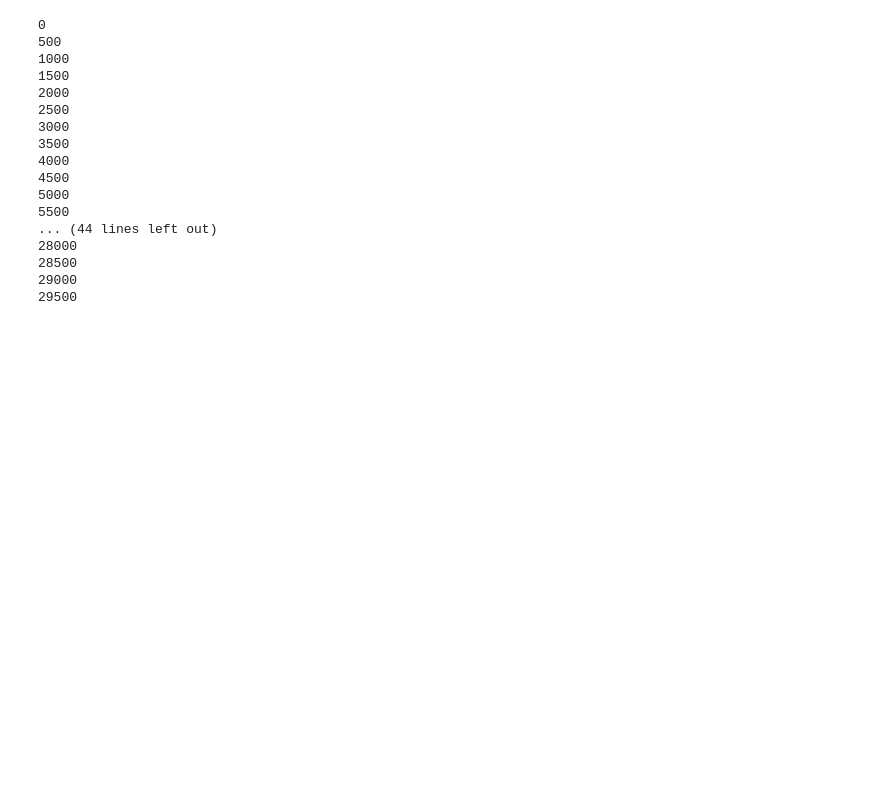
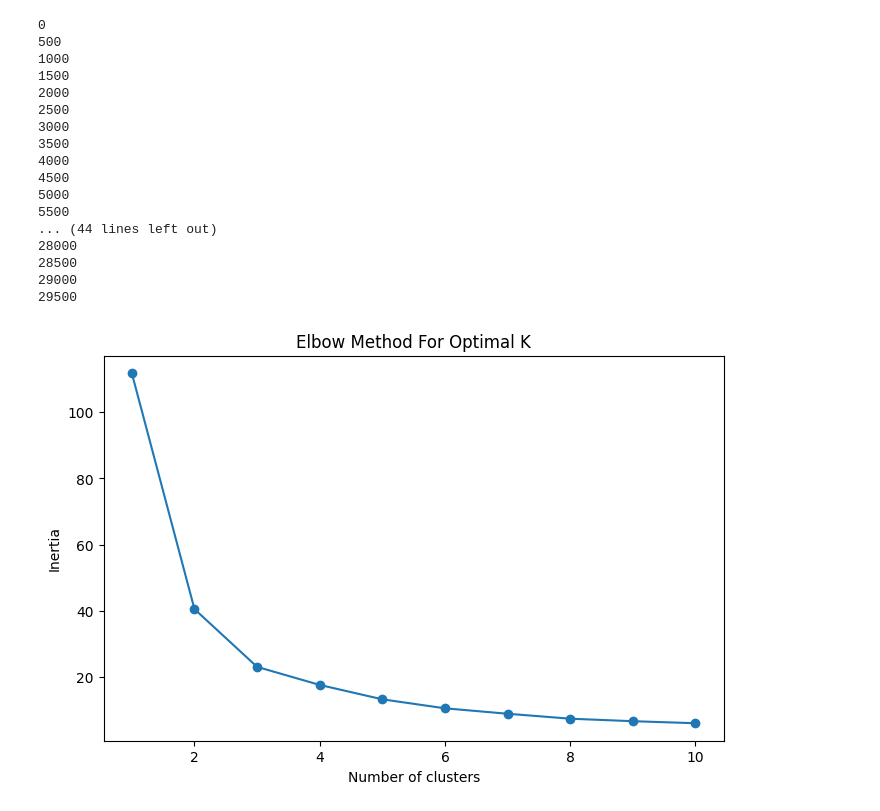
Before and after one commit to ComfyFluffy/starclass, a Jupyter notebook: starclass/star.ipynb, the cells around one changed output. Saved outputs shown, nothing was run; the diff lists cells and outputs as text; code cells hidden in the pictures; blank space fills up the shorter version.

```diff
--- a/starclass/star.ipynb
+++ b/starclass/star.ipynb
@@ -393,10 +393,20 @@ for index, row in star_spectra_meta.iterrows():
 # %%
 from sklearn.cluster import KMeans
 
 inertia = []
 k_values = range(1, 11)  # Trying different numbers of clusters from 1 to 10
 for k in k_values:
     kmeans = KMeans(n_clusters=k, random_state=0)
     kmeans.fit(sampled_flux_T[:1000])
     inertia.append(kmeans.inertia_)
+
+# Plotting the Elbow Curve
+plt.figure(figsize=(8, 5))
+plt.plot(k_values, inertia, marker="o")
+plt.title("Elbow Method For Optimal K")
+plt.xlabel("Number of clusters")
+plt.ylabel("Inertia")
+plt.show()
+# %% [output]
+[figure, added]
 # %%
```
Also changed, not shown: parts of 4 cells of this notebook.
